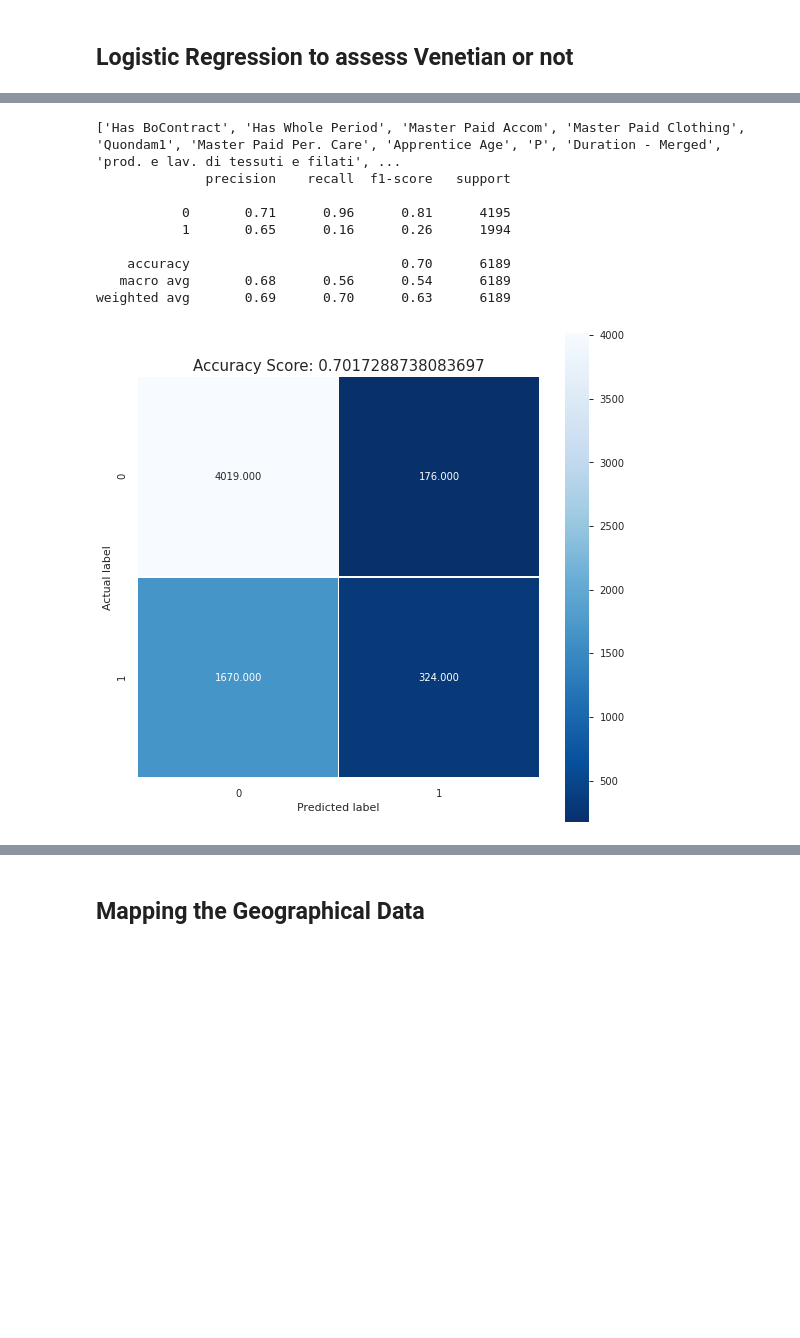
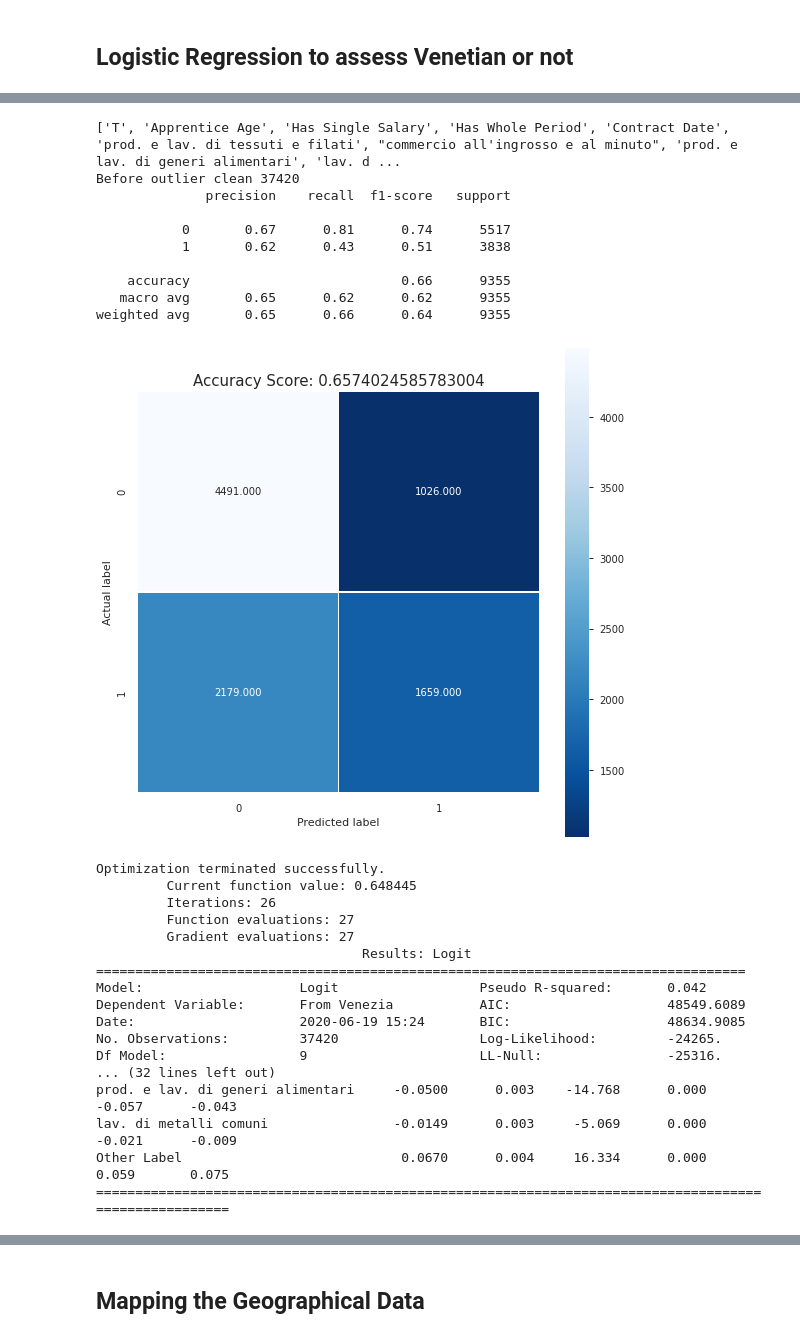
Before and after one commit to AlricRahl/Garzoni-Dataset-Exploration, a Jupyter notebook: src/Progress Notebook.ipynb, the cells around one changed output, grey strips where cells are left out. Drawn from its saved outputs; the diff is of its cells as text; code cells hidden in the pictures; blank space fills up the shorter version.

```diff
--- a/src/Progress Notebook.ipynb
+++ b/src/Progress Notebook.ipynb
@@ -748,13 +748,36 @@ tag_n_gender.groupby("Tag").sum().apply(np.log).plot(kind="bar", title="Gender D
 [figure]
 # %% [markdown]
 ## Logistic Regression to assess Venetian or not ##
+# %%
+import operator
+
+the_table = clnt.loadPickle("../data/pickles/table_of_all.pkl").reset_index()
+peg = lg.myRegressor()
+
+def getCommonNa(df):
+    keys = df.keys()
+    keys_df = pd.DataFrame(columns = keys)
+    for n, a in enumerate(keys):
+        for b in keys[n:]:
+            keys_df.loc[b, a] = len(df[(df[a].isna()) | (df[b].isna())]) - len(df[df[b].isna()])
+    return keys_df
+print(len(the_table))
+# unions = getCommonNa(the_table[peg.column_list[:-1]])
+
+pd.DataFrame(the_table.apply(lambda x:x.count(), axis=0)).sort_values(0).index.tolist()
+
+# rankCommonNa(the_table)
 # %%
 # Load the table
 the_table = clnt.loadPickle("../data/pickles/table_of_all.pkl").reset_index()
 
 # Create regression object
-reg = myRegressor()
-reg.loadData(the_table, "From Venezia")
+reg = lg.myRegressor(column_list=['Total Payment Received', 'Apprentice Male', 'S', 'T',
+                                  'P','Apprentice Age', 'Has BoContract', 'Quondam1',
+       'Has Flee', 'Has Single Salary', 'Has Master Paying Salary', 'Has Whole Period',
+       'Has Ducati', 'Contract Date', 'Contract ID',"From Venezia", "Parent Label"])
+
+reg.loadData(the_table, "From Venezia", outlier_list=[])
 
 # Get a detailed report from statsmodels
 reg.getReport()
@@ -811,14 +812,33 @@ weighted avg       0.64      0.61      0.62      6189
 # %%
 # Check the most important features and run only with them
 reg.selectFeatures()
+reg.getReport()
 # %% [output]
-['Has BoContract', 'Has Whole Period', 'Master Paid Accom', 'Master Paid Clothing', 'Quondam1', 'Master Paid Per. Care', 'Apprentice Age', 'P', 'Duration - Merged', 'prod. e lav. di tessuti e filati', ...
+['T', 'Apprentice Age', 'Has Single Salary', 'Has Whole Period', 'Contract Date', 'prod. e lav. di tessuti e filati', "commercio all'ingrosso e al minuto", 'prod. e lav. di generi alimentari', 'lav. d ...
+Before outlier clean 37420
               precision    recall  f1-score   support
 
-           0       0.71      0.96      0.81      4195
-           1       0.65      0.16      0.26      1994
+           0       0.67      0.81      0.74      5517
+           1       0.62      0.43      0.51      3838
 
-    accuracy                           0.70      6189
-   macro avg       0.68      0.56      0.54      6189
-weighted avg       0.69      0.70      0.63      6189
+    accuracy                           0.66      9355
+   macro avg       0.65      0.62      0.62      9355
+weighted avg       0.65      0.66      0.64      9355
-[figure, old version]
+[figure, new version]
+Optimization terminated successfully.
+         Current function value: 0.648445
+         Iterations: 26
+         Function evaluations: 27
+         Gradient evaluations: 27
+                                  Results: Logit
+===================================================================================
+Model:                    Logit                  Pseudo R-squared:       0.042
+Dependent Variable:       From Venezia           AIC:                    48549.6089
+Date:                     2020-06-19 15:24       BIC:                    48634.9085
+No. Observations:         37420                  Log-Likelihood:         -24265.
+Df Model:                 9                      LL-Null:                -25316.
+... (32 lines left out)
+prod. e lav. di generi alimentari     -0.0500      0.003    -14.768      0.000      -0.057      -0.043
+lav. di metalli comuni                -0.0149      0.003     -5.069      0.000      -0.021      -0.009
+Other Label                            0.0670      0.004     16.334      0.000       0.059       0.075
+======================================================================================================
```
Also changed, not shown: parts of 13 cells of this notebook, 2 other files.
